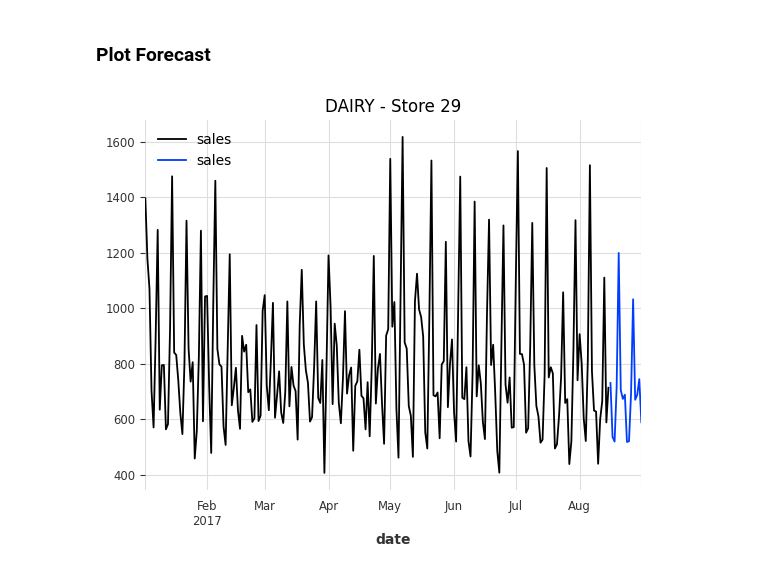
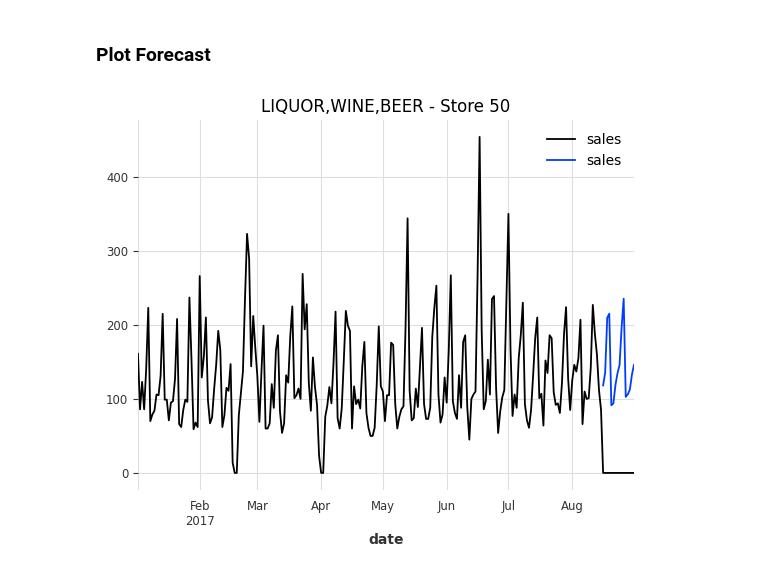
Before and after one commit to Tikhon-Radkevich/Store-Sales, a Jupyter notebook: notebooks/light_gbm/darts_light_gbm_implementation.ipynb, the cells around one changed output. Saved outputs shown, nothing was run; the diff lists cells and outputs as text; code cells hidden in the pictures.

```diff
--- a/notebooks/light_gbm/darts_light_gbm_implementation.ipynb
+++ b/notebooks/light_gbm/darts_light_gbm_implementation.ipynb
@@ -211,5 +244,5 @@ tuner = LightGBMModelTuner(dataset=dataset, families=families)
 # %%
-tuner.run_parallel_tune(eval_stride=5, n_trials=5)
+tuner.run_parallel_tune(n_jobs=3, eval_stride=5, n_trials=35)
 # %%
-best_lgb_models = tuner.fit_best()
+best_lgb_models = tuner.fit_best(n_jobs=3)
 # %% [markdown]
@@ -291,10 +332,12 @@ Loss without LightGBM: 0.4177338467167706
 ## Submission
 ### Predict && Save
 # %%
-forecast_df = baseline_prediction.copy()
+forecast_df = baseline_prediction_df.copy()
 
 forecast_df.set_index(["ds", "family", "store_nbr"], inplace=True)
 forecast_df.rename(columns={"yhat": "sales"}, inplace=True)
 # %%
-prediction_df = make_submission_predictions(dataset, best_lgb_models, forecast_df)
+prediction_df = make_submission_predictions(
+    family_datasets, best_lgb_models, forecast_df
+)
 # %%
@@ -315,14 +360,14 @@ submission_df.head()
 ### Plot Forecast
 # %%
 make_submission_forecast_plot(
-    family="DAIRY",
-    i_series=28,
-    dataset=dataset,
+    family="LIQUOR,WINE,BEER",
+    i_series=49,
+    dataset=family_datasets,
     forecast=prediction_df.reset_index(),
     drop_before_date=pd.Timestamp("2017-01-01"),
 )
 # %% [output]
-[figure, old version]
+[figure, new version]
 # %%
 pprint(best_lgb_models)
 # %% [output]
```
Also changed, not shown: parts of 57 cells of this notebook.
